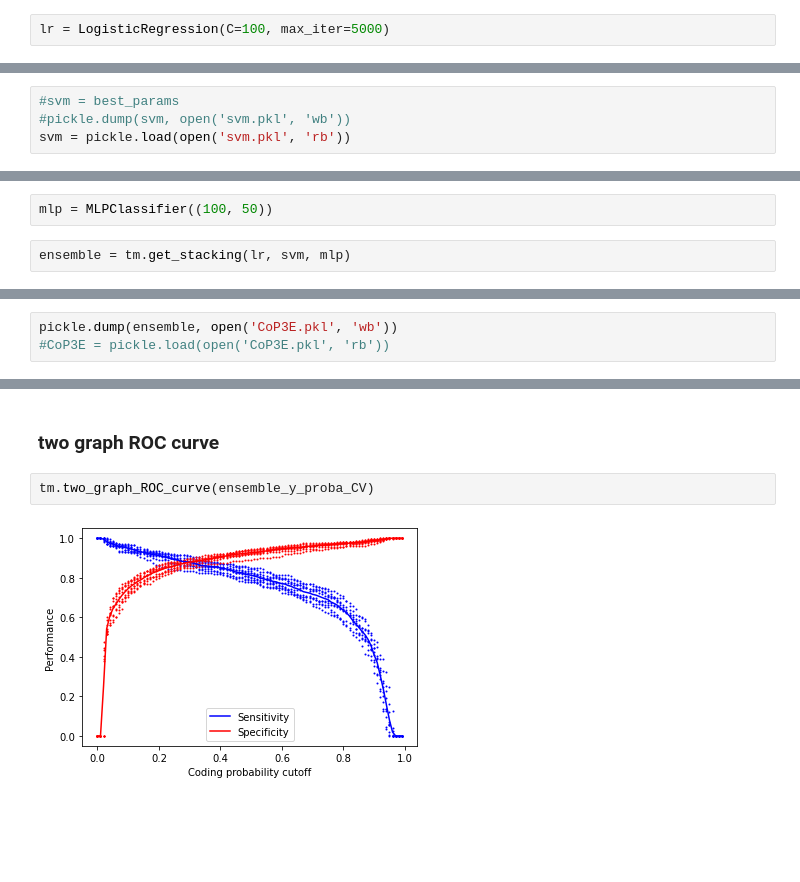
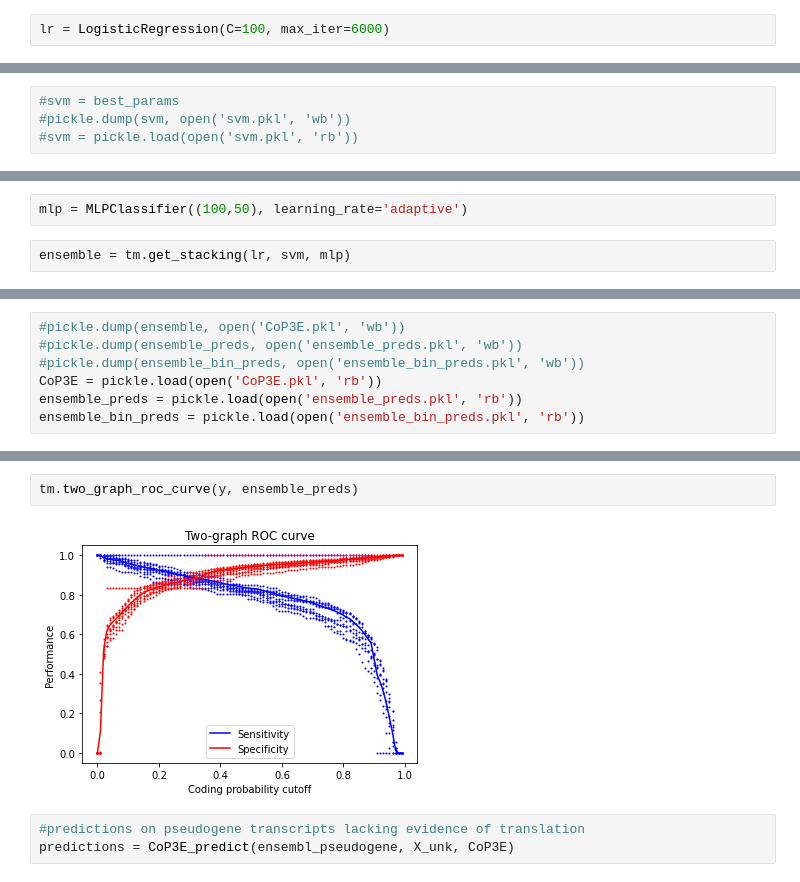
Before and after one commit to Xavier919/CoP3E, a Jupyter notebook: CoP3E_train_model.ipynb, the cells around one changed output, grey strips where cells are left out. Drawn from its saved outputs; the diff is of its cells as text; blank space fills up the shorter version.

```diff
--- a/CoP3E_train_model.ipynb
+++ b/CoP3E_train_model.ipynb
@@ -43,5 +43,5 @@ lr = pickle.load(open('lr.pkl', 'rb'))
 # %%
-lr = LogisticRegression(C=100, max_iter=5000)
+lr = LogisticRegression(C=100, max_iter=6000)
 # %%
 lr_bin_preds, lr_preds = tm.train(lr, X, y, 0.4)
 tm.evaluate(y, lr_bin_preds)
@@ -57,7 +59,7 @@ tm.evaluate(y, lr_bin_preds)
 # %%
 #svm = best_params
 #pickle.dump(svm, open('svm.pkl', 'wb'))
-svm = pickle.load(open('svm.pkl', 'rb'))
+#svm = pickle.load(open('svm.pkl', 'rb'))
 # %%
 svm = SVC(C=100, degree=2, kernel='poly',probability=True)
 # %%
@@ -72,7 +74,7 @@ tm.evaluate(y, svm_bin_preds)
 # %% [markdown]
 ### ensemble model
 # %%
-mlp = MLPClassifier((100, 50))
+mlp = MLPClassifier((100,50), learning_rate='adaptive')
 # %%
 ensemble = tm.get_stacking(lr, svm, mlp)
 # %%
@@ -87,3 +91,7 @@ tm.evaluate(y, ensemble_bin_preds)
 # %%
-pickle.dump(ensemble, open('CoP3E.pkl', 'wb'))
-#CoP3E = pickle.load(open('CoP3E.pkl', 'rb'))
+#pickle.dump(ensemble, open('CoP3E.pkl', 'wb'))
+#pickle.dump(ensemble_preds, open('ensemble_preds.pkl', 'wb'))
+#pickle.dump(ensemble_bin_preds, open('ensemble_bin_preds.pkl', 'wb'))
+CoP3E = pickle.load(open('CoP3E.pkl', 'rb'))
+ensemble_preds = pickle.load(open('ensemble_preds.pkl', 'rb'))
+ensemble_bin_preds = pickle.load(open('ensemble_bin_preds.pkl', 'rb'))
@@ -112,6 +110,7 @@ tm.roc_curve(y, ensemble_preds)
-# %% [markdown]
-### two graph ROC curve
 # %%
-tm.two_graph_ROC_curve(ensemble_y_proba_CV)
+tm.two_graph_roc_curve(y, ensemble_preds)
 # %% [output]
-[figure, old version]
+[figure, new version]
+# %%
+#predictions on pseudogene transcripts lacking evidence of translation
+predictions = CoP3E_predict(ensembl_pseudogene, X_unk, CoP3E)
```
Also changed, not shown: parts of 16 cells of this notebook.
